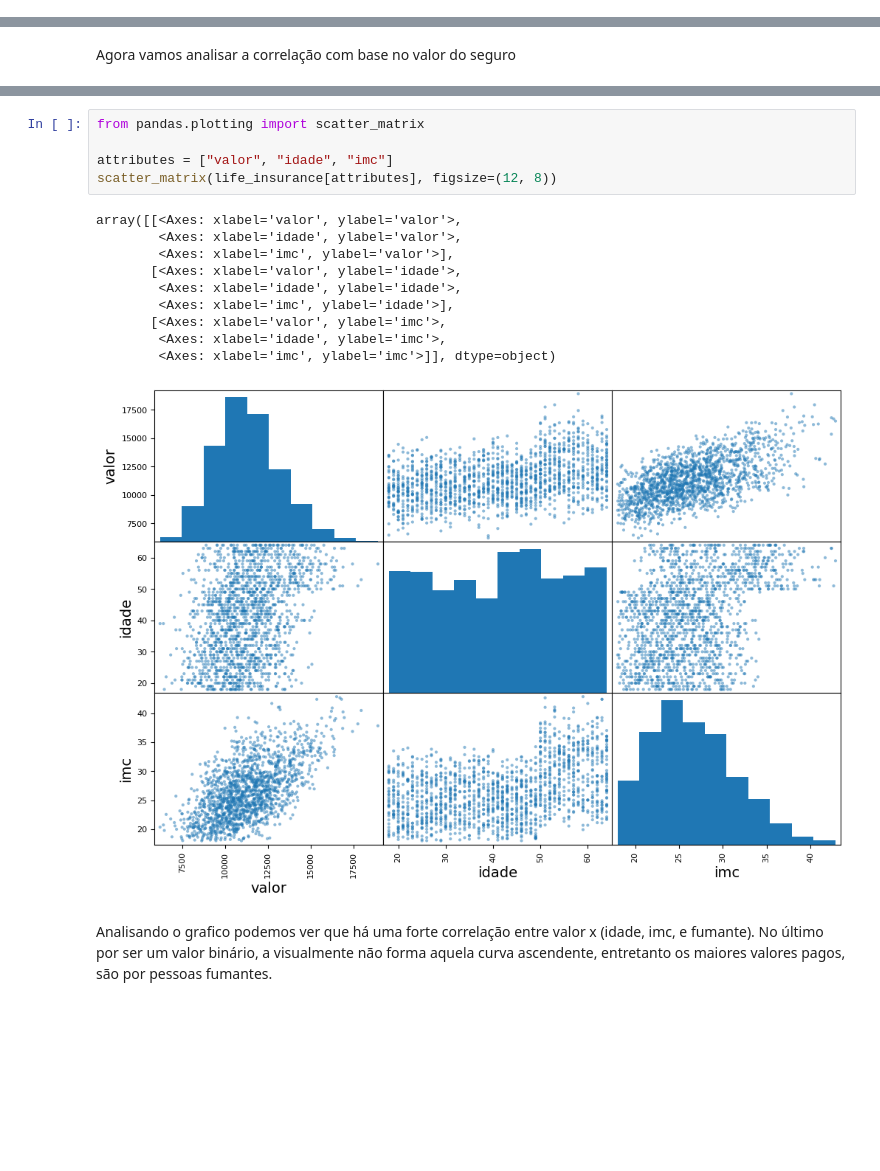
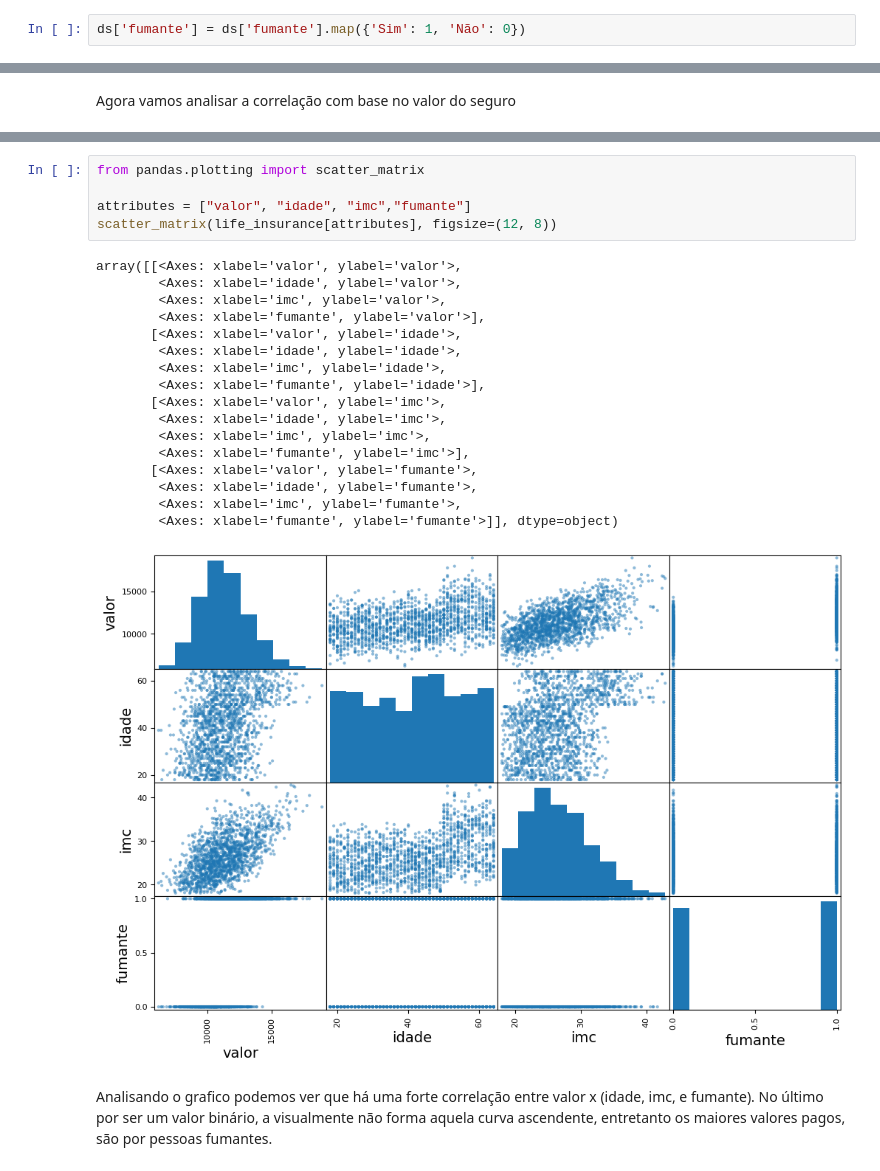
Before and after one commit to FelipeMouraMonteiro/TechChallenge_Fase1, a Jupyter notebook: tech_challenge.ipynb, the cells around one changed output, grey strips where cells are left out. Cells and saved outputs as stored; diff of their text form; blank space fills up the shorter version.

Commit message:
Add files via upload
Conversão de fumante para 1 e 0, indicando uma correlação de mais de 50%

```diff
--- a/tech_challenge.ipynb
+++ b/tech_challenge.ipynb
@@ -102,3 +104,5 @@ dtype: int64
+# %%
+ds['fumante'] = ds['fumante'].map({'Sim': 1, 'Não': 0})
 # %%
 ds.describe()
 # %% [output]
@@ -271,19 +276,26 @@ dtype: float64
 # %%
 from pandas.plotting import scatter_matrix
 
-attributes = ["valor", "idade", "imc"]
+attributes = ["valor", "idade", "imc","fumante"]
 scatter_matrix(life_insurance[attributes], figsize=(12, 8))
 # %% [output]
 array([[<Axes: xlabel='valor', ylabel='valor'>,
         <Axes: xlabel='idade', ylabel='valor'>,
-        <Axes: xlabel='imc', ylabel='valor'>],
+        <Axes: xlabel='imc', ylabel='valor'>,
+        <Axes: xlabel='fumante', ylabel='valor'>],
        [<Axes: xlabel='valor', ylabel='idade'>,
         <Axes: xlabel='idade', ylabel='idade'>,
-        <Axes: xlabel='imc', ylabel='idade'>],
+        <Axes: xlabel='imc', ylabel='idade'>,
+        <Axes: xlabel='fumante', ylabel='idade'>],
        [<Axes: xlabel='valor', ylabel='imc'>,
         <Axes: xlabel='idade', ylabel='imc'>,
-        <Axes: xlabel='imc', ylabel='imc'>]], dtype=object)
+        <Axes: xlabel='imc', ylabel='imc'>,
+        <Axes: xlabel='fumante', ylabel='imc'>],
+       [<Axes: xlabel='valor', ylabel='fumante'>,
+        <Axes: xlabel='idade', ylabel='fumante'>,
+        <Axes: xlabel='imc', ylabel='fumante'>,
+        <Axes: xlabel='fumante', ylabel='fumante'>]], dtype=object)
-[figure, old version]
+[figure, new version]
 # %% [markdown]
 Analisando o grafico podemos ver que há uma forte correlação entre valor x (idade, imc, e fumante). No último por ser um valor binário, a visualmente não forma aquela curva ascendente, entretanto os maiores valores pagos, são por pessoas fumantes.
 # %% [markdown]
```
Also changed, not shown: parts of 23 cells of this notebook.
